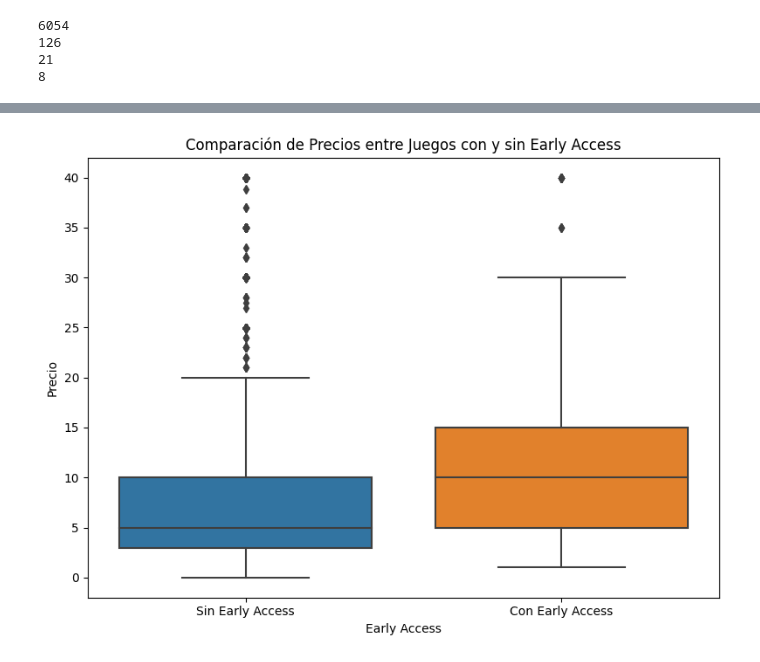
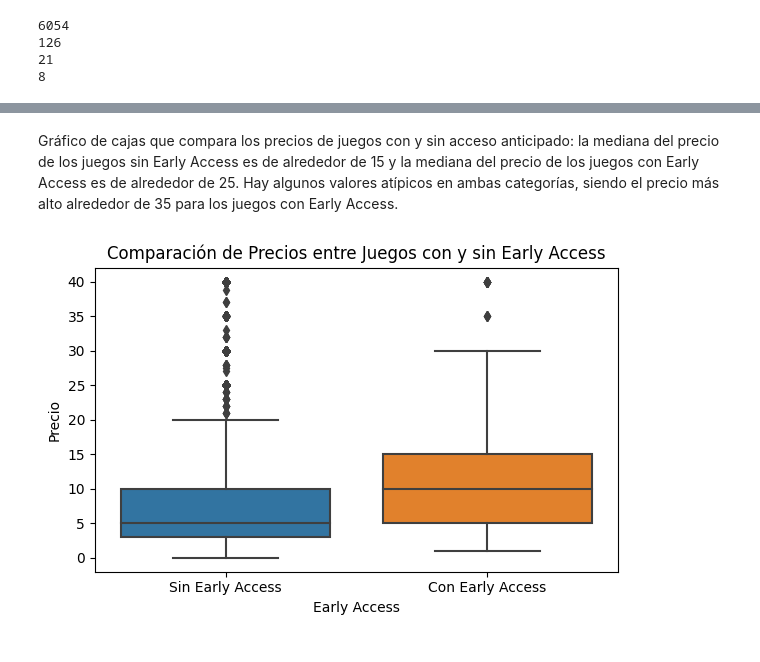
Before and after one commit to emi-cabas/PI-MLOps---Steam, a Jupyter notebook: Funciones y EDA.ipynb, the cells around one changed output, grey strips where cells are left out. Saved outputs shown, nothing was run; the diff lists cells and outputs as text; code cells hidden in the pictures.

```diff
--- a/Funciones y EDA.ipynb
+++ b/Funciones y EDA.ipynb
@@ -399,28 +390,30 @@ plt.show()
+# %% [markdown]
+Gráfico de cajas que compara los precios de juegos con y sin acceso anticipado: la mediana del precio de los juegos sin Early Access es de alrededor de 15 y la mediana del precio de los juegos con Early Access es de alrededor de 25. Hay algunos valores atípicos en ambas categorías, siendo el precio más alto alrededor de 35 para los juegos con Early Access.
 # %%
 df_early = dframe[['precio', 'early_access']].copy()
 # %%
 # Convertir la columna 'precio' a valores numéricos (cualquier valor no numérico se convertirá en NaN)
 df_early['precio'] = pd.to_numeric(df_early['precio'], errors='coerce')
 
 # Eliminar las filas con valores NaN en la columna 'precio'
 df_early.dropna(subset=['precio'], inplace=True)
 
 # Crear el gráfico de cajas (boxplot) para comparar los precios entre juegos con y sin acceso anticipado
-plt.figure(figsize=(8, 6))
+plt.figure(figsize=(6, 4))
 sns.boxplot(x='early_access', y='precio', data=df_early[df_early['precio'] < 40])
 
 # Agregar etiquetas y títulos
 plt.xlabel('Early Access')
 plt.ylabel('Precio')
 plt.title('Comparación de Precios entre Juegos con y sin Early Access')
 
 # Agregar etiquetas para los valores en el eje X
 plt.xticks(ticks=[0, 1], labels=['Sin Early Access', 'Con Early Access'])
 
 plt.tight_layout()
 plt.yticks(range(0, 41, 5))
 
 # Mostrar el gráfico
 plt.show()
 # %% [output]
-[figure, old version]
+[figure, new version]
```
Also changed, not shown: parts of 15 cells of this notebook, 4 other files.
